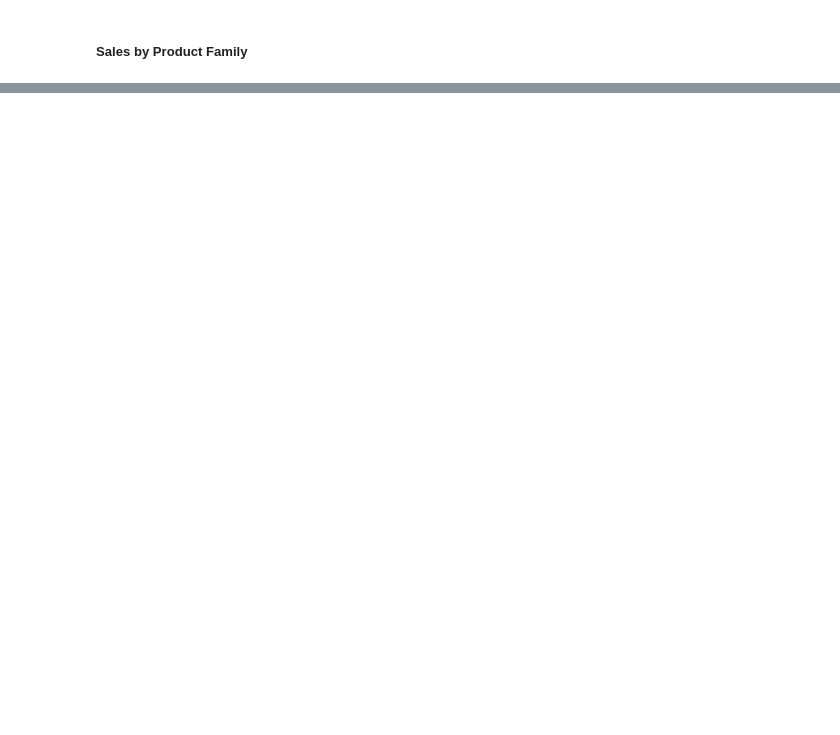
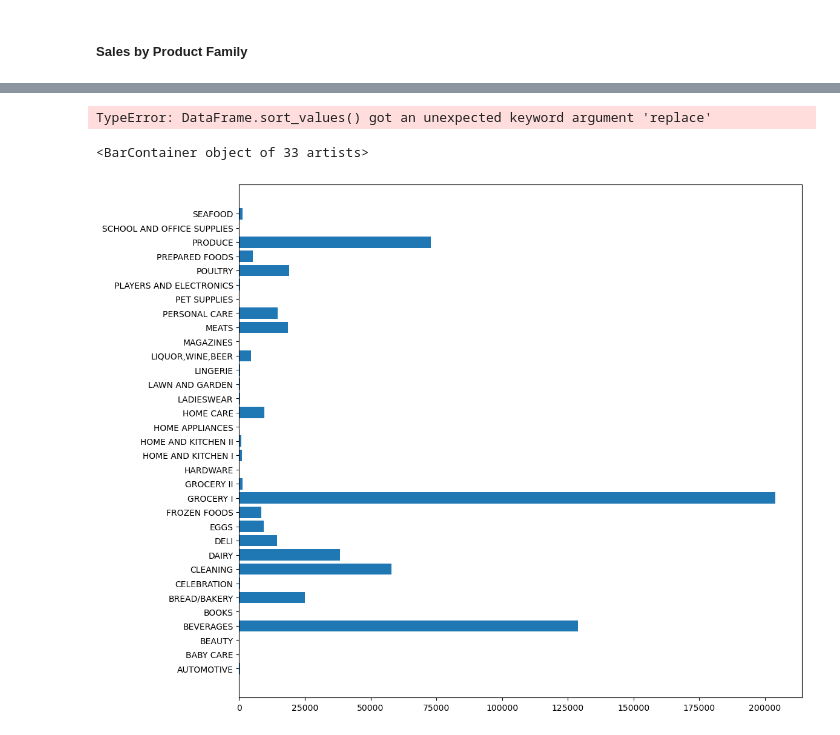
Before and after one commit to kejti97/demand-forecasting-favorita, a Jupyter notebook: 1. Demand Forecasting.ipynb, the cells around one changed output, grey strips where cells are left out. Saved outputs shown, nothing was run; the diff lists cells and outputs as text; code cells hidden in the pictures; blank space fills up the shorter version.

```diff
--- a/1. Demand Forecasting.ipynb
+++ b/1. Demand Forecasting.ipynb
@@ -1047,0 +1096,15 @@ train_df
+# %%
+# Ile sprzedała dana rodzina konkretnego dnia we wszystkich sklepach?
+train_family_daily_sales = train_df.groupby(['date', 'family'], as_index=False)['sales'].sum()
+
+# Ile średnio sprzedawała dana rodzina w ciągu jednego dnia?
+train_average_sales_by_family = train_family_daily_sales.groupby('family', as_index=False)['sales'].mean()
+train_average_sales_by_family.sort_values('sales', ascending=False, replace=True)
+# %% [output]
+TypeError: DataFrame.sort_values() got an unexpected keyword argument 'replace'
+# %%
+fig, ax = plt.subplots(figsize=(12, 11))
+ax.barh(train_average_sales_by_family['family'], train_average_sales_by_family['sales'])
+# %% [output]
+<BarContainer object of 33 artists>
+[figure, added]
```
Also changed, not shown: parts of 8 cells of this notebook.
